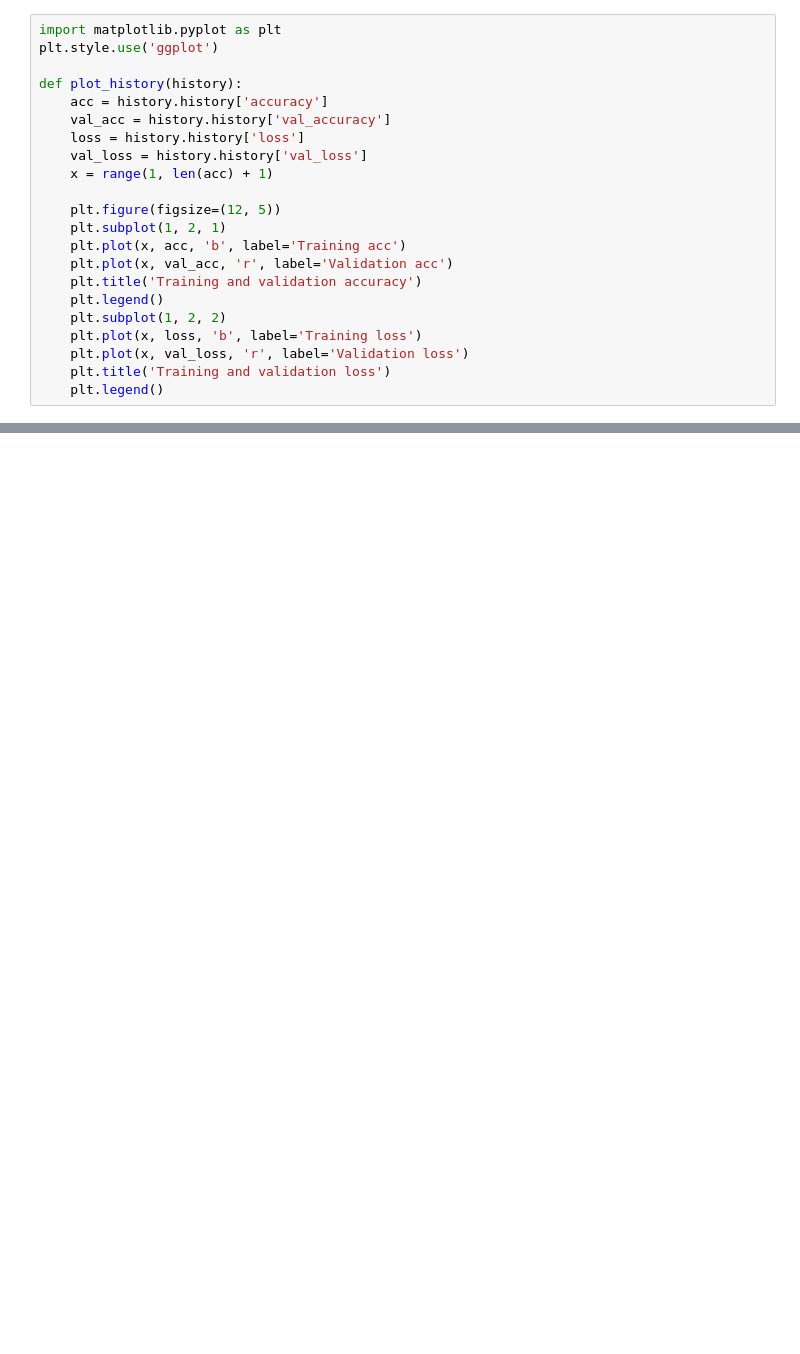
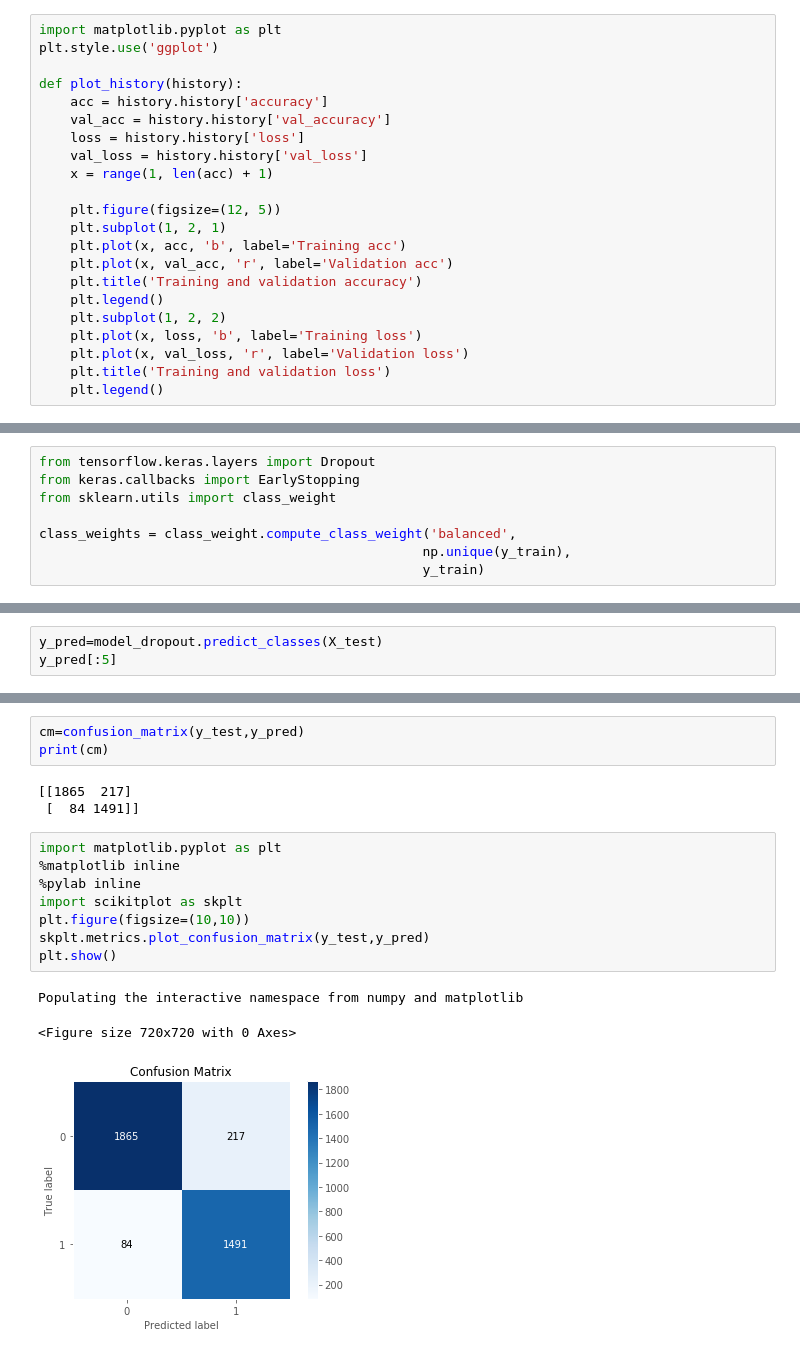
Before and after one commit to HassanSherwani/All_About_Neural_Networks, a Jupyter notebook: TensorFlow2.0/9.LSTM(2)_textclassifier.ipynb, the cells around one changed output, grey strips where cells are left out. Drawn from its saved outputs; the diff is of its cells as text; blank space fills up the shorter version.

```diff
--- a/TensorFlow2.0/9.LSTM(2)_textclassifier.ipynb
+++ b/TensorFlow2.0/9.LSTM(2)_textclassifier.ipynb
@@ -540,0 +362,8 @@ plot_history(history)
+# %%
+from tensorflow.keras.layers import Dropout
+from keras.callbacks import EarlyStopping
+from sklearn.utils import class_weight
+
+class_weights = class_weight.compute_class_weight('balanced',
+                                                 np.unique(y_train),
+                                                 y_train)
@@ -540,0 +418,3 @@ plot_history(history)
+# %%
+y_pred=model_dropout.predict_classes(X_test)
+y_pred[:5]
@@ -540,0 +486,18 @@ plot_history(history)
+# %%
+cm=confusion_matrix(y_test,y_pred)
+print(cm)
+# %% [output]
+[[1865  217]
+ [  84 1491]]
+# %%
+import matplotlib.pyplot as plt
+%matplotlib inline
+%pylab inline
+import scikitplot as skplt
+plt.figure(figsize=(10,10))
+skplt.metrics.plot_confusion_matrix(y_test,y_pred)
+plt.show()
+# %% [output]
+Populating the interactive namespace from numpy and matplotlib
+<Figure size 720x720 with 0 Axes>
+[figure, added]
```
Also changed, not shown: parts of 136 cells of this notebook.
